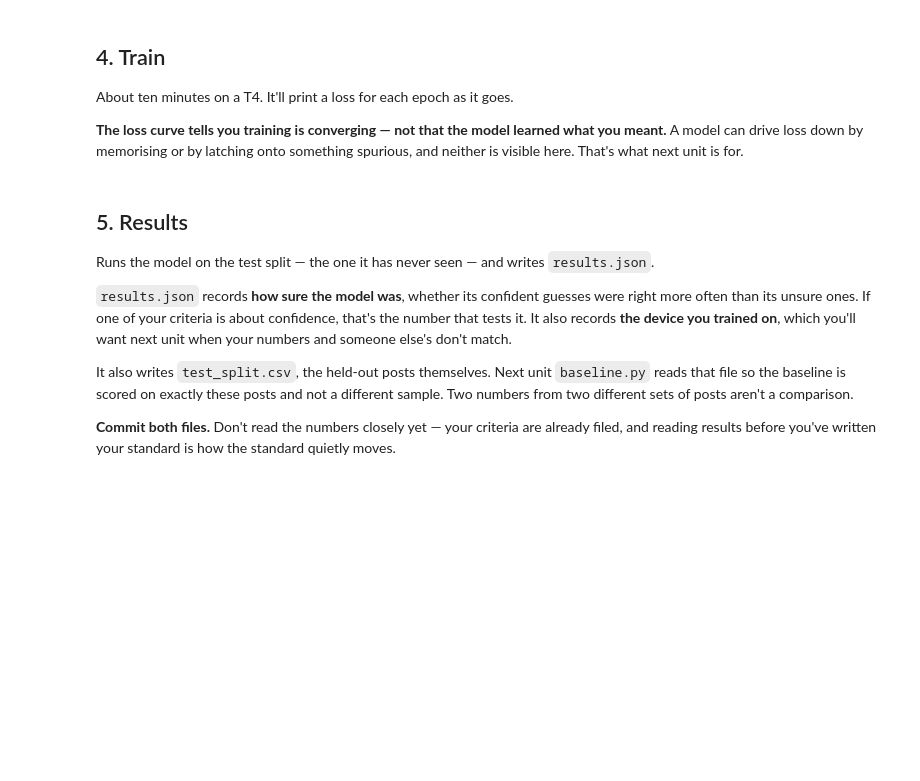
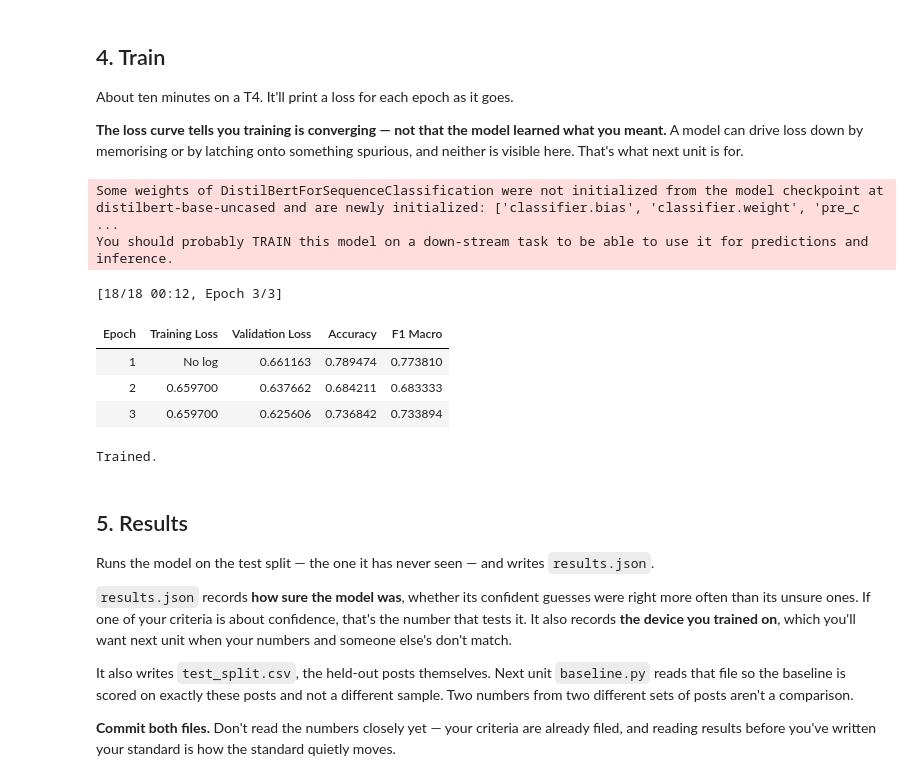
Before and after one commit to ronjanhusainmian/ai201-project3-takemeter-starter-v2026, a Jupyter notebook: takemeter.ipynb, the cells around one changed output. Saved outputs shown, nothing was run; the diff lists cells and outputs as text; code cells hidden in the pictures; blank space fills up the shorter version.

```diff
--- a/takemeter.ipynb
+++ b/takemeter.ipynb
@@ -136,7 +143,7 @@ this notebook fails.
 # ── FILL THIS IN ─────────────────────────────────────────────────────────────
 
 # Your labels, exactly as they appear in the `label` column of your CSV.
-LABELS = ["analysis", "hot_take", "reaction"]
+LABELS = ["technical_questions", "education_career"]
 
 # The model you're fine-tuning. Leave this unless you have a reason.
 BASE_MODEL = "distilbert-base-uncased"
@@ -404,33 +432,45 @@ def train_model(train_df, val_df, labels, seed, epochs, learning_rate, batch_siz
 
     args = TrainingArguments(
         output_dir="./takemeter_out",
         num_train_epochs=epochs,
         learning_rate=learning_rate,
         per_device_train_batch_size=batch_size,
         per_device_eval_batch_size=batch_size,
+        dataloader_num_workers=0,
+        dataloader_pin_memory=False,
+        use_cpu=True,
         eval_strategy="epoch",
         save_strategy="no",
         logging_steps=10,
         seed=seed,
         report_to="none",
         disable_tqdm=quiet,
     )
 
     trainer = Trainer(
         model=model,
         args=args,
         train_dataset=train_ds,
         eval_dataset=val_ds,
         compute_metrics=compute_metrics,
     )
     trainer.train()
     return trainer, tokenizer
 
 
 trainer, tokenizer = train_model(
     train_df, val_df, LABELS, SEED, EPOCHS, LEARNING_RATE, BATCH_SIZE, BASE_MODEL
 )
 print("\nTrained.")
+# %% [output]
+Some weights of DistilBertForSequenceClassification were not initialized from the model checkpoint at distilbert-base-uncased and are newly initialized: ['classifier.bias', 'classifier.weight', 'pre_c ...
+You should probably TRAIN this model on a down-stream task to be able to use it for predictions and inference.
+[18/18 00:12, Epoch 3/3]
+| Epoch | Training Loss | Validation Loss | Accuracy | F1 Macro |
+| 1 | No log | 0.661163 | 0.789474 | 0.773810 |
+| 2 | 0.659700 | 0.637662 | 0.684211 | 0.683333 |
+| 3 | 0.659700 | 0.625606 | 0.736842 | 0.733894 |
+Trained.
 # %% [markdown]
 ## 5. Results
 
```
Also changed, not shown: parts of 7 cells of this notebook, 3 other files.
